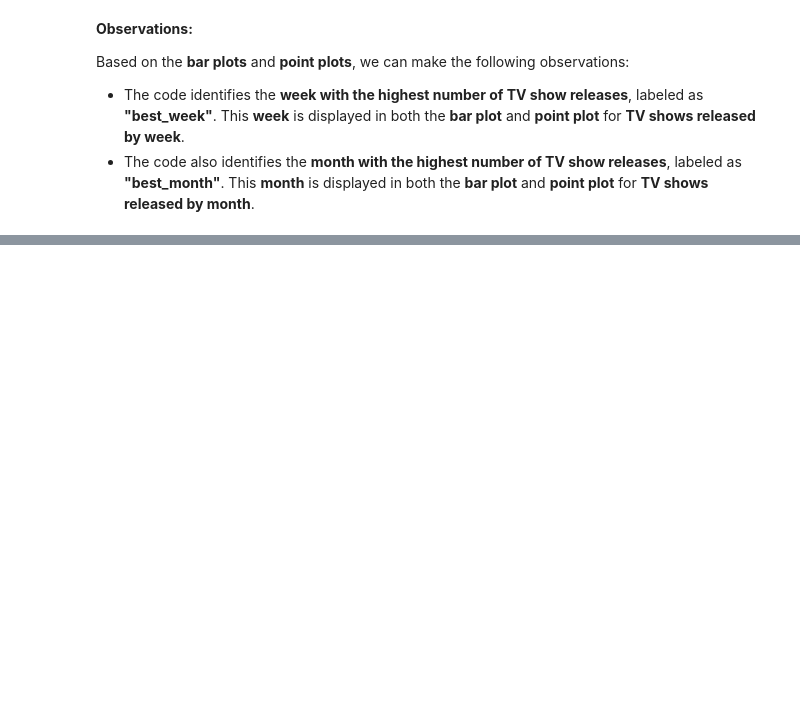
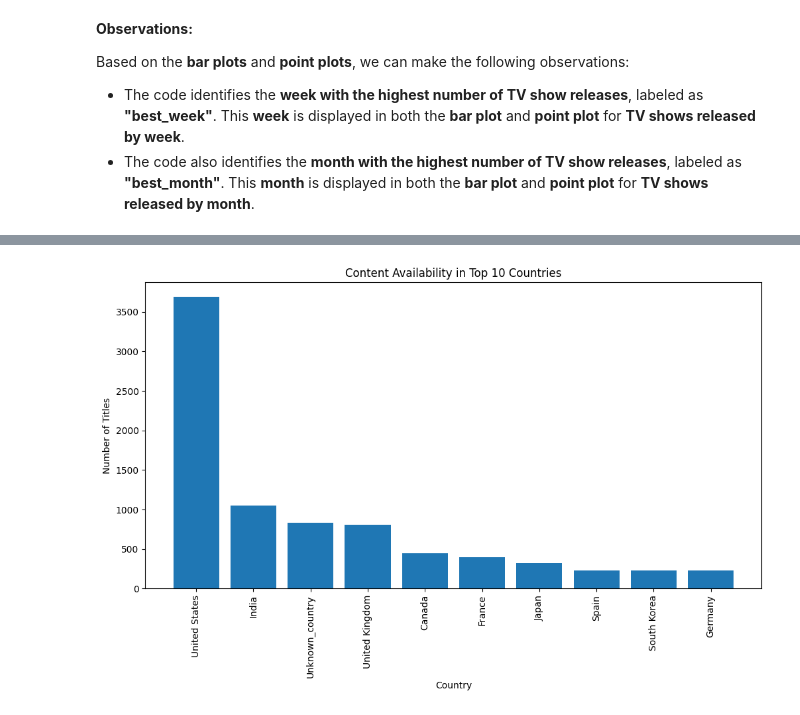
Before and after one commit to Manthru/Netflix-Data-Analysis, a Jupyter notebook: notebook.ipynb, the cells around one changed output, grey strips where cells are left out. Saved outputs shown, nothing was run; the diff lists cells and outputs as text; code cells hidden in the pictures; blank space fills up the shorter version.

```diff
--- a/notebook.ipynb
+++ b/notebook.ipynb
@@ -549,0 +759,3 @@ Based on the **bar plots** and **point plots**, we can make the following observ
+# %%
+content_by_country = df.groupby('country')['title'].nunique().reset_index()
+content_by_country
@@ -549,0 +776,4 @@ Based on the **bar plots** and **point plots**, we can make the following observ
+# %%
+# Sorting the data in descending order of content availability
+content_by_country = content_by_country.sort_values(by='title', ascending=False)
+content_by_country
@@ -549,0 +794,13 @@ Based on the **bar plots** and **point plots**, we can make the following observ
+# %%
+# Plotting the top 10 countries with the most content (bar plot)
+plt.figure(figsize=(12, 6))
+plt.bar(content_by_country['country'][:10], content_by_country['title'][:10])
+
+plt.xlabel('Country')
+plt.ylabel('Number of Titles')
+plt.title('Content Availability in Top 10 Countries')
+
+plt.xticks(rotation=90)
+plt.show()
+# %% [output]
+[figure, added]
```
Also changed, not shown: parts of 26 cells of this notebook, 5 other files.
